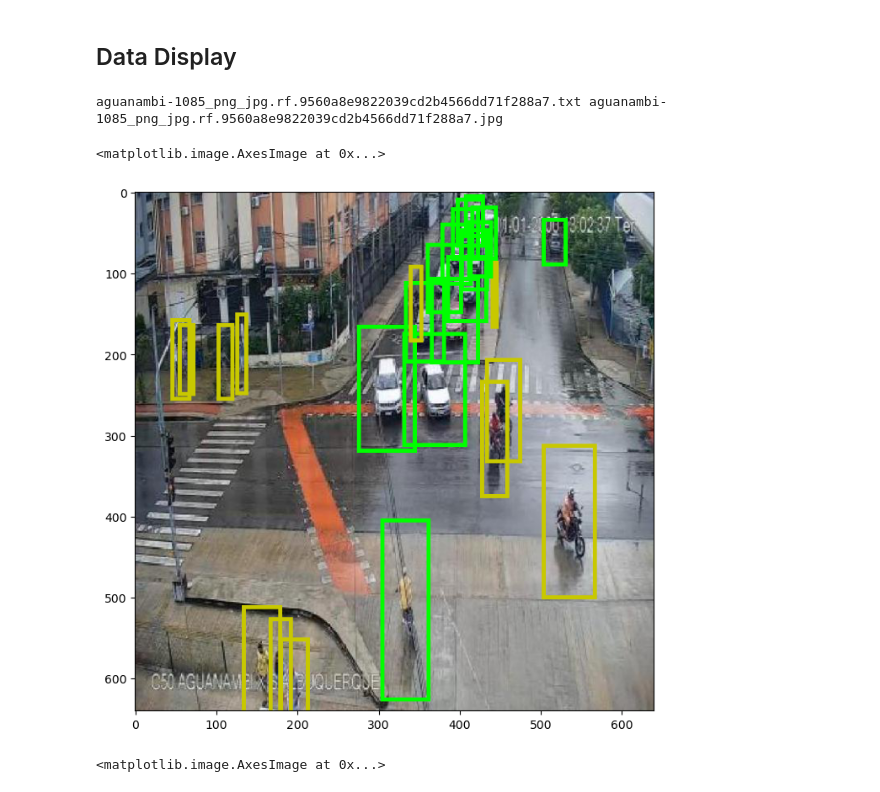
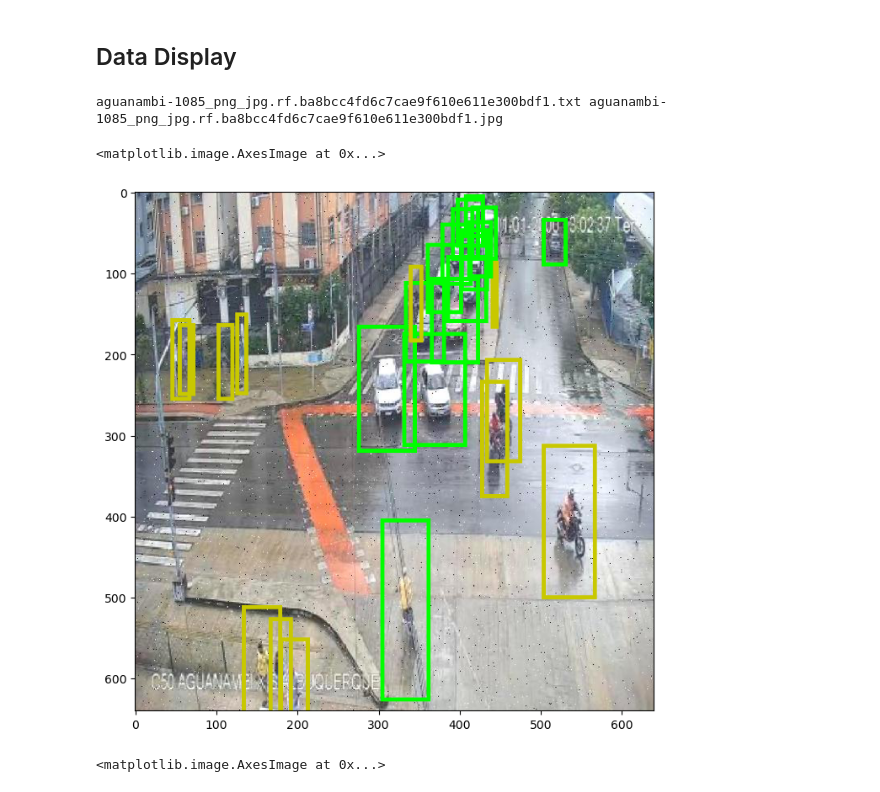
Before and after one commit to AsimWattoo/Traffic_Object_Detection_TensorFlow, a Jupyter notebook: RegionProposalNetwork.ipynb, the cells around one changed output. Cells and saved outputs as stored; diff of their text form; code cells hidden in the pictures.

```diff
--- a/RegionProposalNetwork.ipynb
+++ b/RegionProposalNetwork.ipynb
@@ -48,26 +49,26 @@ def clip(value, prev_min, prev_max, new_min, new_max):
 ## Data Display
 # %%
 # Loading data
-image_index = 4
+image_index = 5
 images = os.listdir(f'{train_folder}/images')
 labels = os.listdir(f'{train_folder}/labels')
 image = plt.imread(f'{train_folder}/images/{images[image_index]}')
 label = ''
 object_coordinates = []
 with open(f'{train_folder}/labels/{labels[image_index]}', 'r') as file:
     label = file.readlines()
 new_image = image.copy()
 for lab in label:
     coordinates = [float(num) for num in lab.split(' ')]
     new_image, coords = draw_boundary(new_image, colors[int(coordinates[0])], coordinates)
     object_coordinates.append(coords)
 
 print(labels[image_index], images[image_index])
 
 plt.figure(figsize=(8, 8))
 plt.imshow(new_image)
 # %% [output]
-aguanambi-1085_png_jpg.rf.9560a8e9822039cd2b4566dd71f288a7.txt aguanambi-1085_png_jpg.rf.9560a8e9822039cd2b4566dd71f288a7.jpg
+aguanambi-1085_png_jpg.rf.ba8bcc4fd6c7cae9f610e611e300bdf1.txt aguanambi-1085_png_jpg.rf.ba8bcc4fd6c7cae9f610e611e300bdf1.jpg
 <matplotlib.image.AxesImage at 0x...>
-[figure, old version]
+[figure, new version]
 # %%
```
Also changed, not shown: parts of 23 cells of this notebook, 1 other file.
